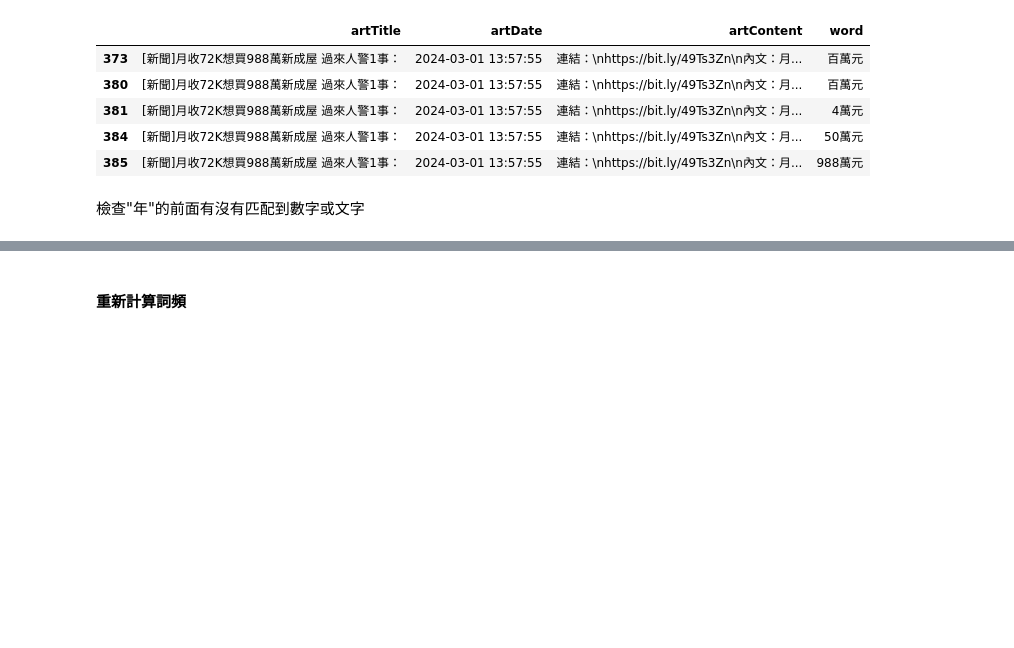
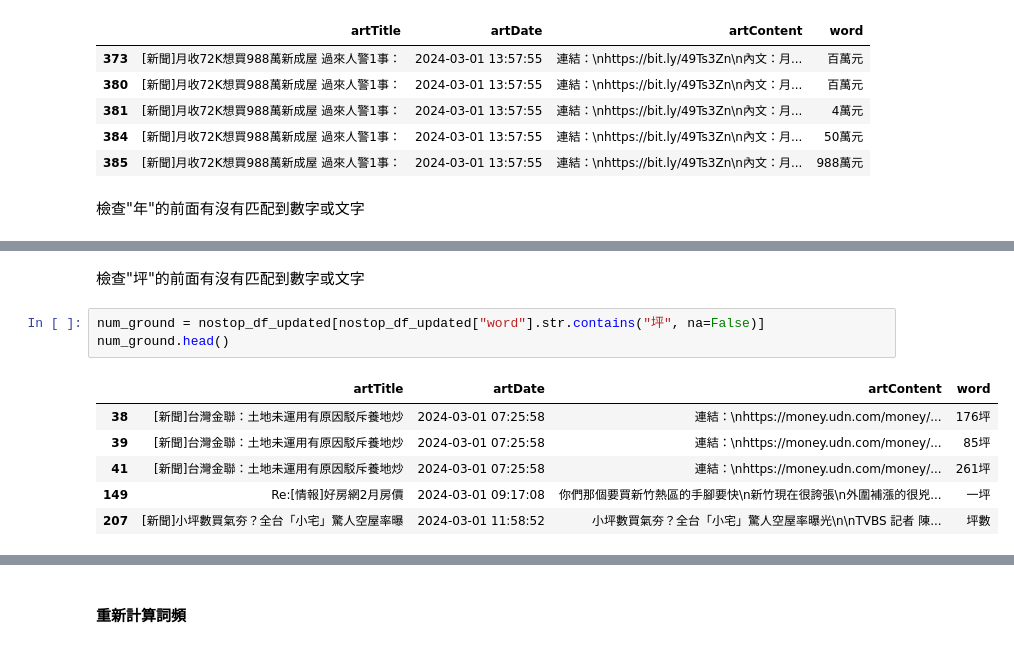
Before and after one commit to bf-yao/2025-SMA-Study-Group-8, a Jupyter notebook: study_group8-1.ipynb, the cells around one changed output, grey strips where cells are left out. Cells and saved outputs as stored; diff of their text form; blank space fills up the shorter version.

```diff
--- a/study_group8-1.ipynb
+++ b/study_group8-1.ipynb
@@ -457,0 +447,12 @@ num_wanyuan.head(5)
+# %% [markdown]
+檢查"坪"的前面有沒有匹配到數字或文字
+# %%
+num_ground = nostop_df_updated[nostop_df_updated["word"].str.contains("坪", na=False)]
+num_ground.head()
+# %% [output]
+|  | artTitle | artDate | artContent | word |
+| 38 | [新聞]台灣金聯：土地未運用有原因駁斥養地炒 | 2024-03-01 07:25:58 | 連結：\nhttps://money.udn.com/money/... | 176坪 |
+| 39 | [新聞]台灣金聯：土地未運用有原因駁斥養地炒 | 2024-03-01 07:25:58 | 連結：\nhttps://money.udn.com/money/... | 85坪 |
+| 41 | [新聞]台灣金聯：土地未運用有原因駁斥養地炒 | 2024-03-01 07:25:58 | 連結：\nhttps://money.udn.com/money/... | 261坪 |
+| 149 | Re:[情報]好房網2月房價 | 2024-03-01 09:17:08 | 你們那個要買新竹熱區的手腳要快\n新竹現在很誇張\n外圍補漲的很兇... | 一坪 |
+| 207 | [新聞]小坪數買氣夯？全台「小宅」驚人空屋率曝 | 2024-03-01 11:58:52 | 小坪數買氣夯？全台「小宅」驚人空屋率曝光\n\nTVBS 記者 陳... | 坪數 |
```
Also changed, not shown: parts of 36 cells of this notebook, 3 other files.
